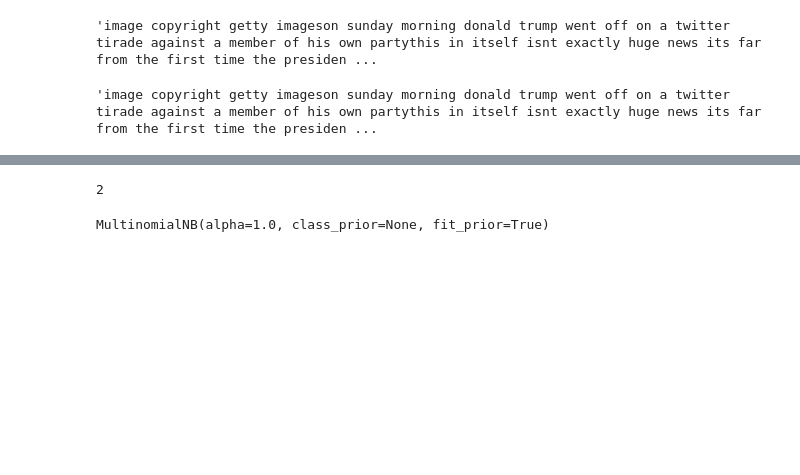
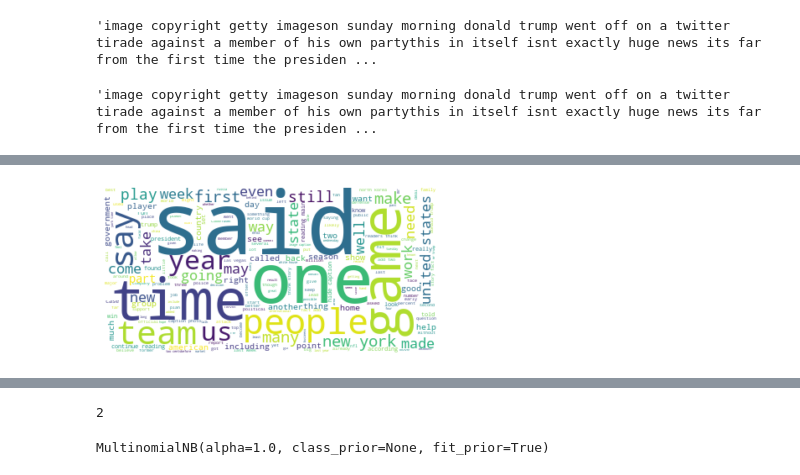
Before and after one commit to niel98/Fake-News-Detection, a Jupyter notebook: fake news project alpha.ipynb, the cells around one changed output, grey strips where cells are left out. Cells and saved outputs as stored; diff of their text form; code cells hidden in the pictures; blank space fills up the shorter version.

Commit message:
EDA: extracting common words

```diff
--- a/fake news project alpha.ipynb
+++ b/fake news project alpha.ipynb
@@ -101,0 +116,10 @@ data['clean_body'][0]
+# %%
+import nltk
+from nltk.corpus import stopwords
+
+sw = stopwords.words('english')
+data['clean_body'] = data['clean_body'].apply(lambda x: " ".join(x for x in x.split() if x not in sw))
+
+#deleting sparse words
+sil = pd.Series(" ".join(data['clean_body']).split()).value_counts()[-1000:]
+data['clean_body'] = data['clean_body'].apply(lambda x: " ".join(x for x in x.split() if x not in sil))
@@ -101,0 +178,17 @@ data['clean_body'][0]
+# %%
+from wordcloud import WordCloud, STOPWORDS, ImageColorGenerator
+import matplotlib.pyplot as plt
+%matplotlib inline
+
+#creating the wordcloud
+cloud_text = " ".join(article for article in data.clean_body)
+
+#Create cloud image
+wordcloud = WordCloud(background_color='white').generate(cloud_text)
+
+#displaying the wordcloud
+plt.imshow(wordcloud, interpolation='bilinear')
+plt.axis('off')
+plt.show()
+# %% [output]
+[figure, added]
```
Also changed, not shown: parts of 12 cells of this notebook.
